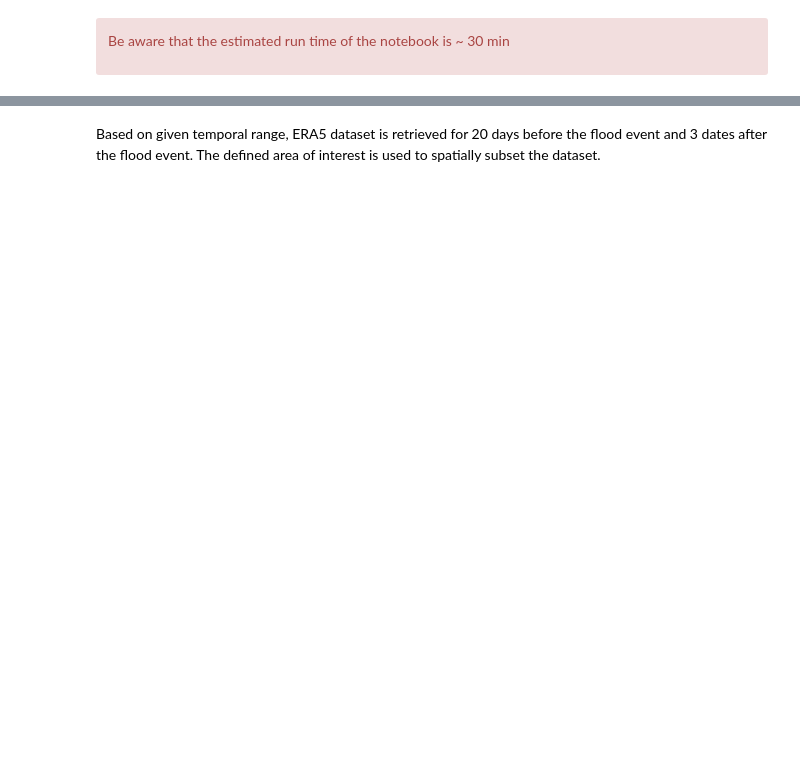
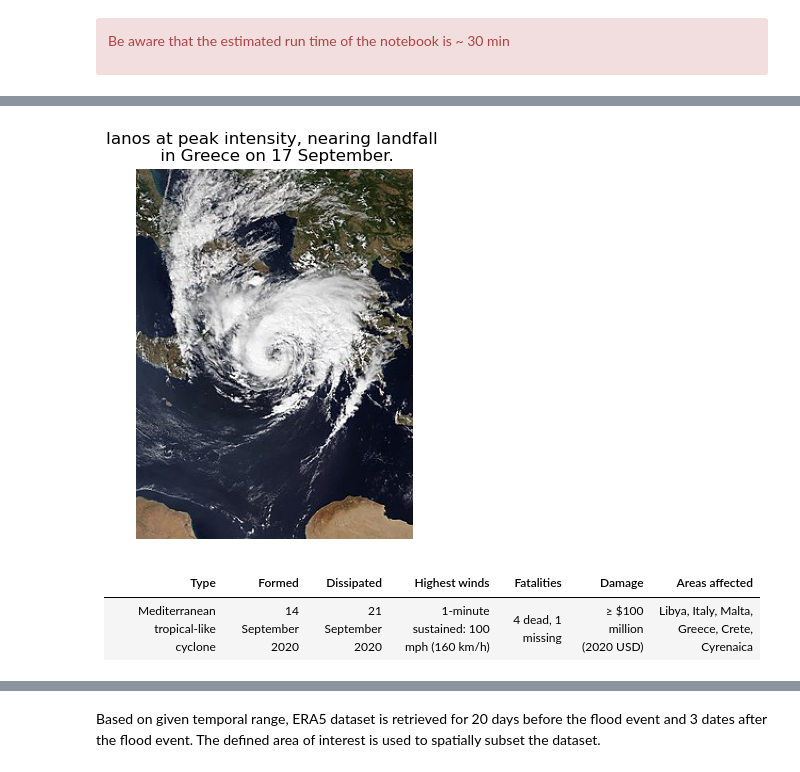
Before and after one commit to kleok/FLOODPY, a Jupyter notebook: notebooks/Floodpy_Ianos.ipynb, the cells around one changed output, grey strips where cells are left out. Drawn from its saved outputs; the diff is of its cells as text; code cells hidden in the pictures; blank space fills up the shorter version.

```diff
--- a/notebooks/Floodpy_Ianos.ipynb
+++ b/notebooks/Floodpy_Ianos.ipynb
@@ -225,0 +76,17 @@ proj_create: init=epsg:/init=IGNF: syntax not supported in non-PROJ4 emulation m
+# %%
+from skimage import io
+import matplotlib.pyplot as plt
+# create a file-like object from the url
+url = "https://upload.wikimedia.org/wikipedia/commons/thumb/8/87/Ianos_2020-09-17_1140Z.jpg/260px-Ianos_2020-09-17_1140Z.jpg"
+a = io.imread(url)
+# read the image file in a numpy array
+plt.title('Ianos at peak intensity, nearing landfall \n in Greece on 17 September.')
+plt.imshow(a)
+plt.axis('off')
+plt.show()
+# %% [output]
+[figure, added]
+# %% [markdown]
+| Type | Formed | Dissipated | Highest winds | Fatalities | Damage | Areas affected |
+|:--------------------:|:-----------------:|:-----------------:|:-----------------:|:-----------------:|:-----------------:|:-----------------:|
+| Mediterranean tropical-like cyclone | 14 September 2020 | 21 September 2020 | 1-minute sustained: 100 mph (160 km/h) | 4 dead, 1 missing | ≥ $100 million (2020 USD) | Libya, Italy, Malta, Greece, Crete, Cyrenaica |
```
Also changed, not shown: parts of 56 cells of this notebook, 1 other file.
